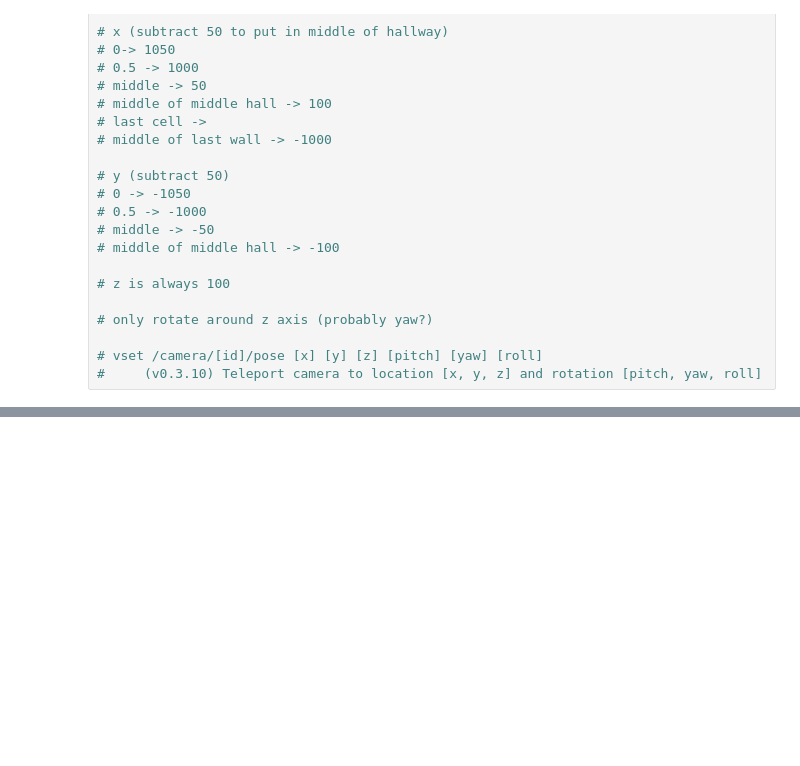
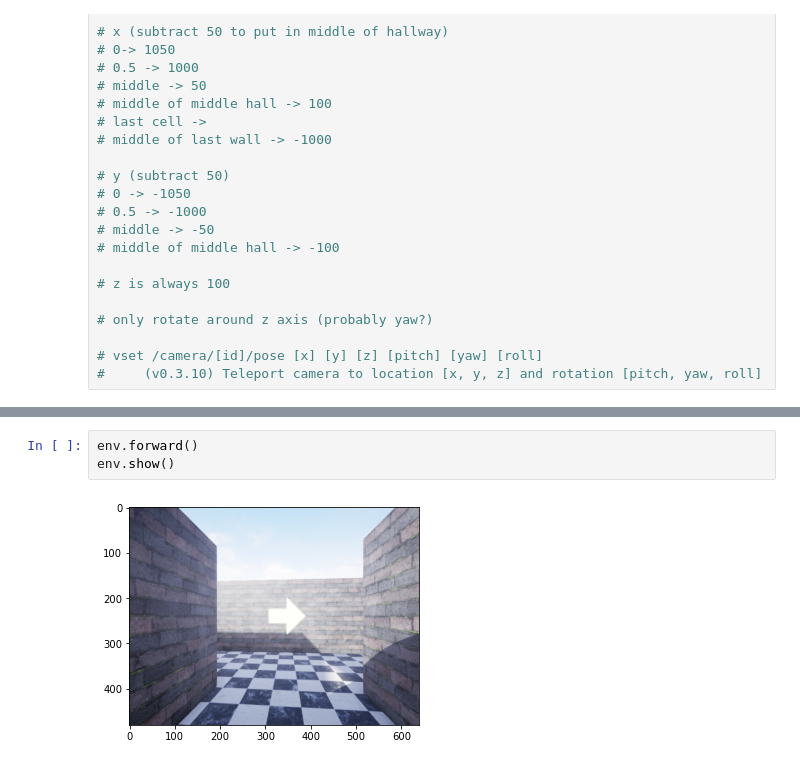
Before and after one commit to anthonyjclark/raycasting-simulation, a Jupyter notebook: UnrealScripts/UnrealCVTest.ipynb, the cells around one changed output, grey strips where cells are left out. Cells and saved outputs as stored; diff of their text form; blank space fills up the shorter version.

```diff
--- a/UnrealScripts/UnrealCVTest.ipynb
+++ b/UnrealScripts/UnrealCVTest.ipynb
@@ -52,0 +158,5 @@ ERROR:__init__:336:Can not receive a response from server, timeout after 5.00 se
+# %%
+env.forward()
+env.show()
+# %% [output]
+[figure, added]
```
Also changed, not shown: parts of 14 cells of this notebook, 1 other file.
